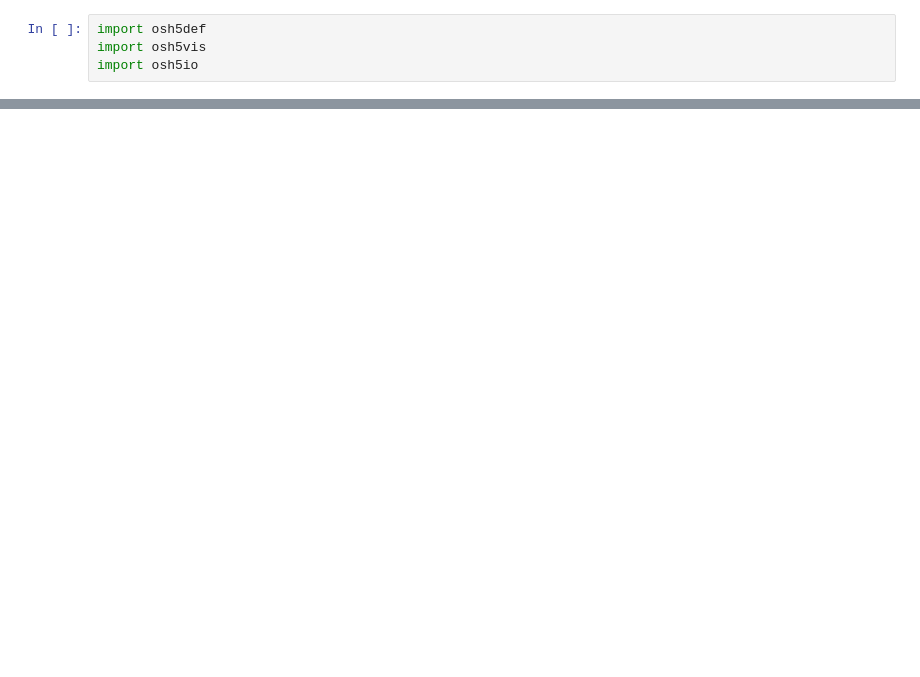
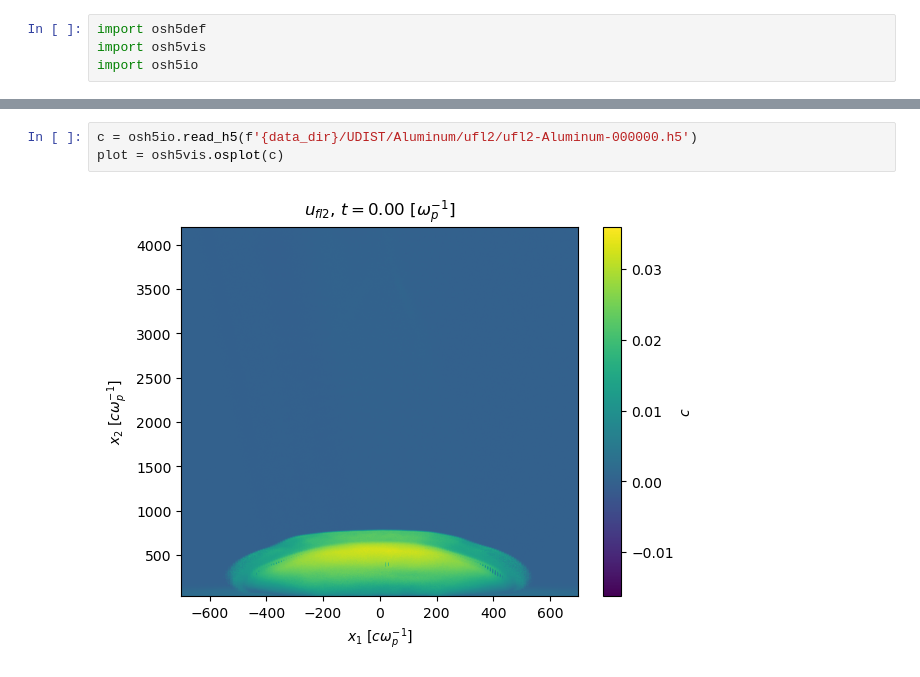
Before and after one commit to Schaeffer-Lab/MagShockZ, a Jupyter notebook: python-fortran_interface/check_initialization.ipynb, the cells around one changed output, grey strips where cells are left out. Saved outputs shown, nothing was run; the diff lists cells and outputs as text; blank space fills up the shorter version.

```diff
--- a/python-fortran_interface/check_initialization.ipynb
+++ b/python-fortran_interface/check_initialization.ipynb
@@ -88,0 +50,5 @@ plt.imshow(c)
+# %%
+c = osh5io.read_h5(f'{data_dir}/UDIST/Aluminum/ufl2/ufl2-Aluminum-000000.h5')
+plot = osh5vis.osplot(c)
+# %% [output]
+[figure, added]
```
Also changed, not shown: parts of 4 cells of this notebook, 7 other files.
